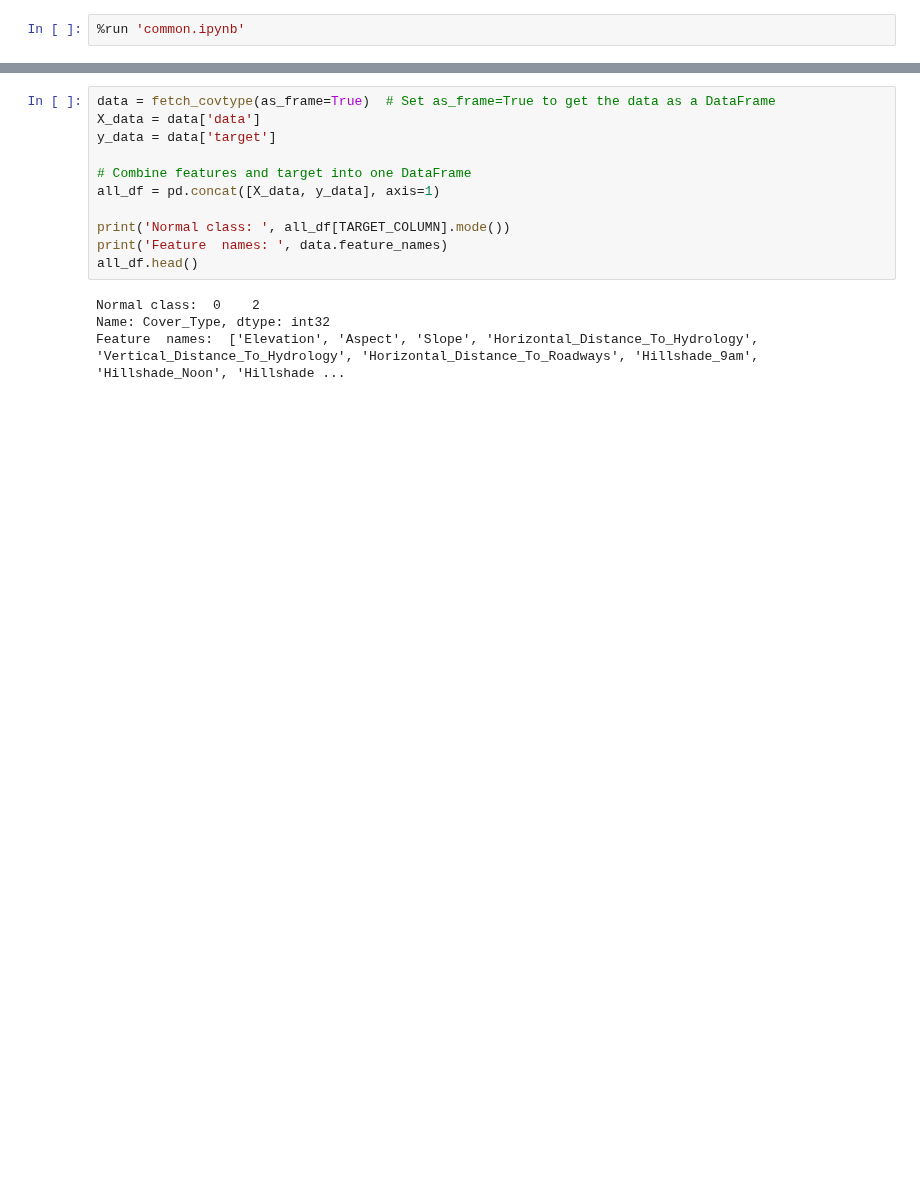
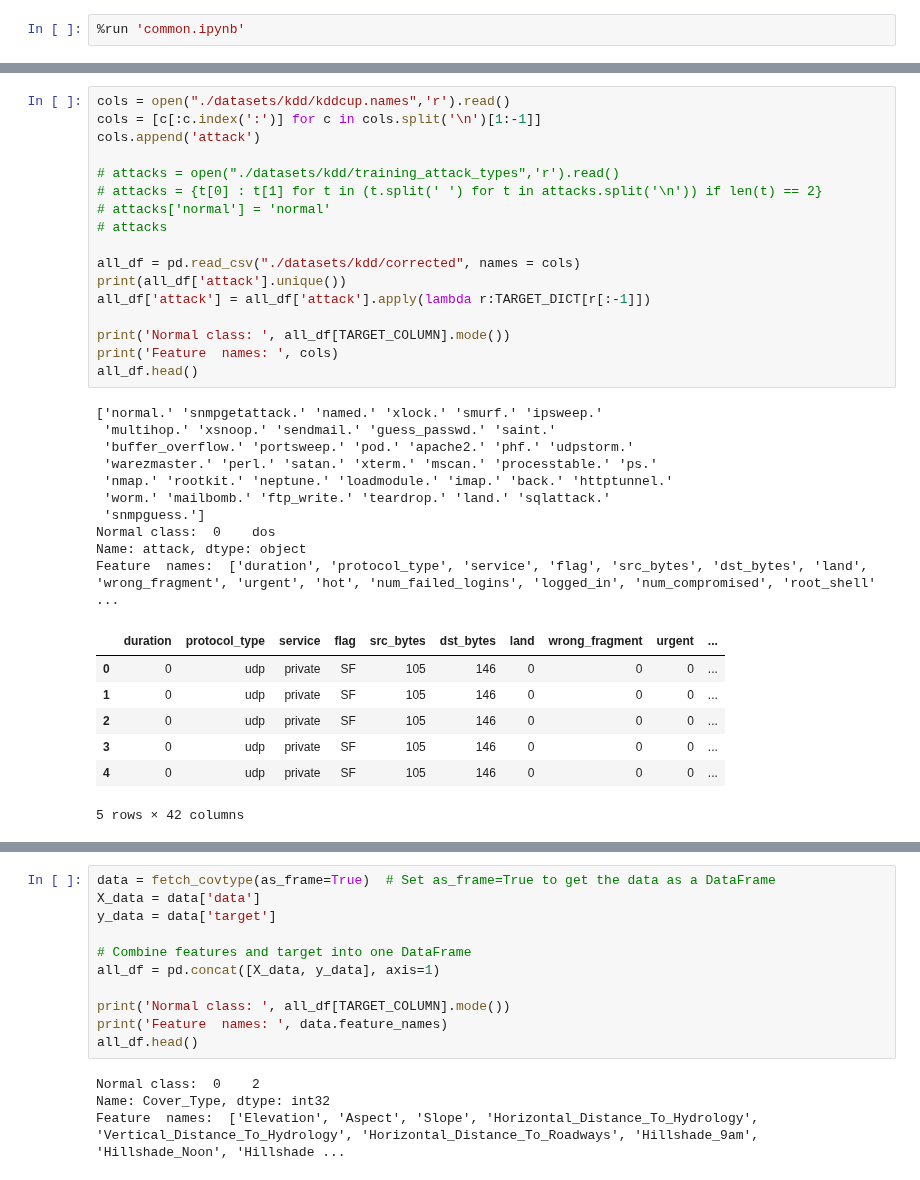
Before and after one commit to brinashong/CS5344_Project, a Jupyter notebook: work/pipeline.ipynb, the cells around one changed output, grey strips where cells are left out. Cells and saved outputs as stored; diff of their text form; blank space fills up the shorter version.

Commit message:
Add new dataset

```diff
--- a/work/pipeline.ipynb
+++ b/work/pipeline.ipynb
@@ -42,0 +111,35 @@ def get_anomaly_X_y_from_csv(csv_file, main_labels, target_column):
+# %%
+cols = open("./datasets/kdd/kddcup.names",'r').read()
+cols = [c[:c.index(':')] for c in cols.split('\n')[1:-1]]
+cols.append('attack')
+
+# attacks = open("./datasets/kdd/training_attack_types",'r').read()
+# attacks = {t[0] : t[1] for t in (t.split(' ') for t in attacks.split('\n')) if len(t) == 2}
+# attacks['normal'] = 'normal'
+# attacks
+
+all_df = pd.read_csv("./datasets/kdd/corrected", names = cols)
+print(all_df['attack'].unique())
+all_df['attack'] = all_df['attack'].apply(lambda r:TARGET_DICT[r[:-1]])
+
+print('Normal class: ', all_df[TARGET_COLUMN].mode())
+print('Feature  names: ', cols)
+all_df.head()
+# %% [output]
+['normal.' 'snmpgetattack.' 'named.' 'xlock.' 'smurf.' 'ipsweep.'
+ 'multihop.' 'xsnoop.' 'sendmail.' 'guess_passwd.' 'saint.'
+ 'buffer_overflow.' 'portsweep.' 'pod.' 'apache2.' 'phf.' 'udpstorm.'
+ 'warezmaster.' 'perl.' 'satan.' 'xterm.' 'mscan.' 'processtable.' 'ps.'
+ 'nmap.' 'rootkit.' 'neptune.' 'loadmodule.' 'imap.' 'back.' 'httptunnel.'
+ 'worm.' 'mailbomb.' 'ftp_write.' 'teardrop.' 'land.' 'sqlattack.'
+ 'snmpguess.']
+Normal class:  0    dos
+Name: attack, dtype: object
+Feature  names:  ['duration', 'protocol_type', 'service', 'flag', 'src_bytes', 'dst_bytes', 'land', 'wrong_fragment', 'urgent', 'hot', 'num_failed_logins', 'logged_in', 'num_compromised', 'root_shell' ...
+|  | duration | protocol_type | service | flag | src_bytes | dst_bytes | land | wrong_fragment | urgent | ... |
+| 0 | 0 | udp | private | SF | 105 | 146 | 0 | 0 | 0 | ... |
+| 1 | 0 | udp | private | SF | 105 | 146 | 0 | 0 | 0 | ... |
+| 2 | 0 | udp | private | SF | 105 | 146 | 0 | 0 | 0 | ... |
+| 3 | 0 | udp | private | SF | 105 | 146 | 0 | 0 | 0 | ... |
+| 4 | 0 | udp | private | SF | 105 | 146 | 0 | 0 | 0 | ... |
+5 rows × 42 columns
```
Also changed, not shown: parts of 19 cells of this notebook, 4 other files.
